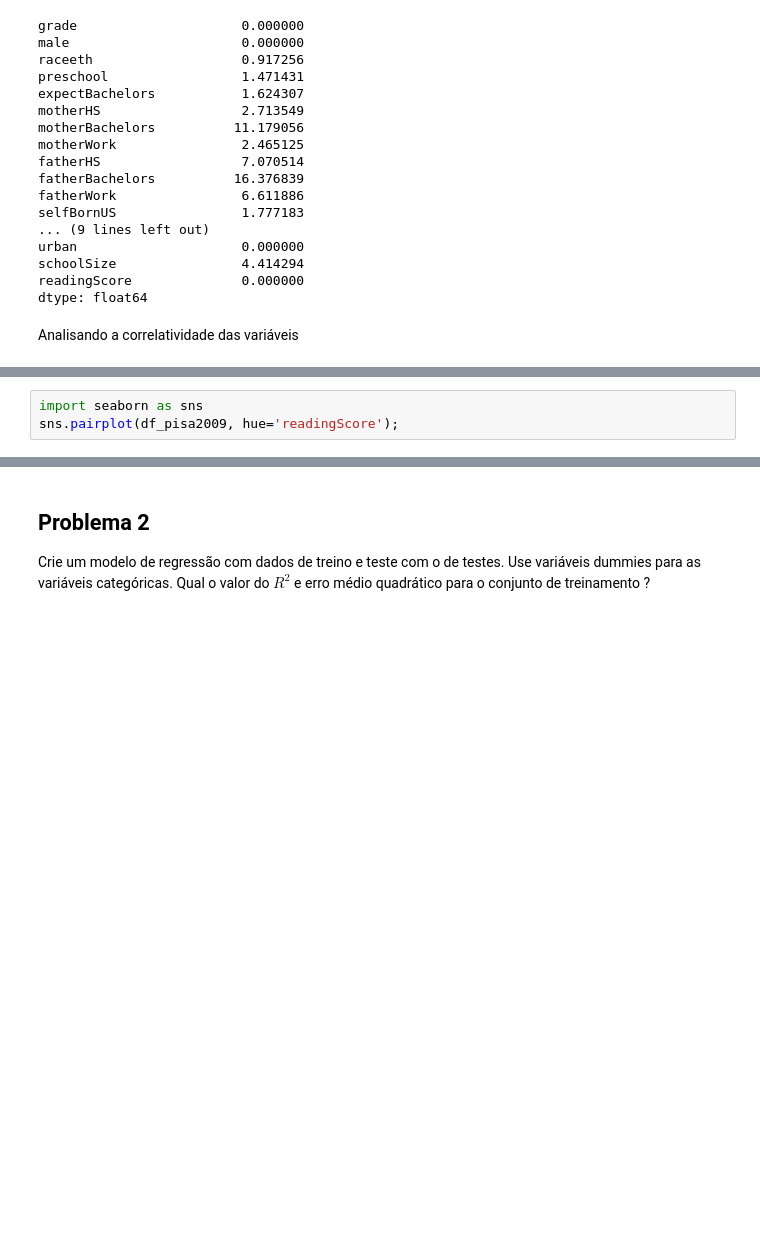
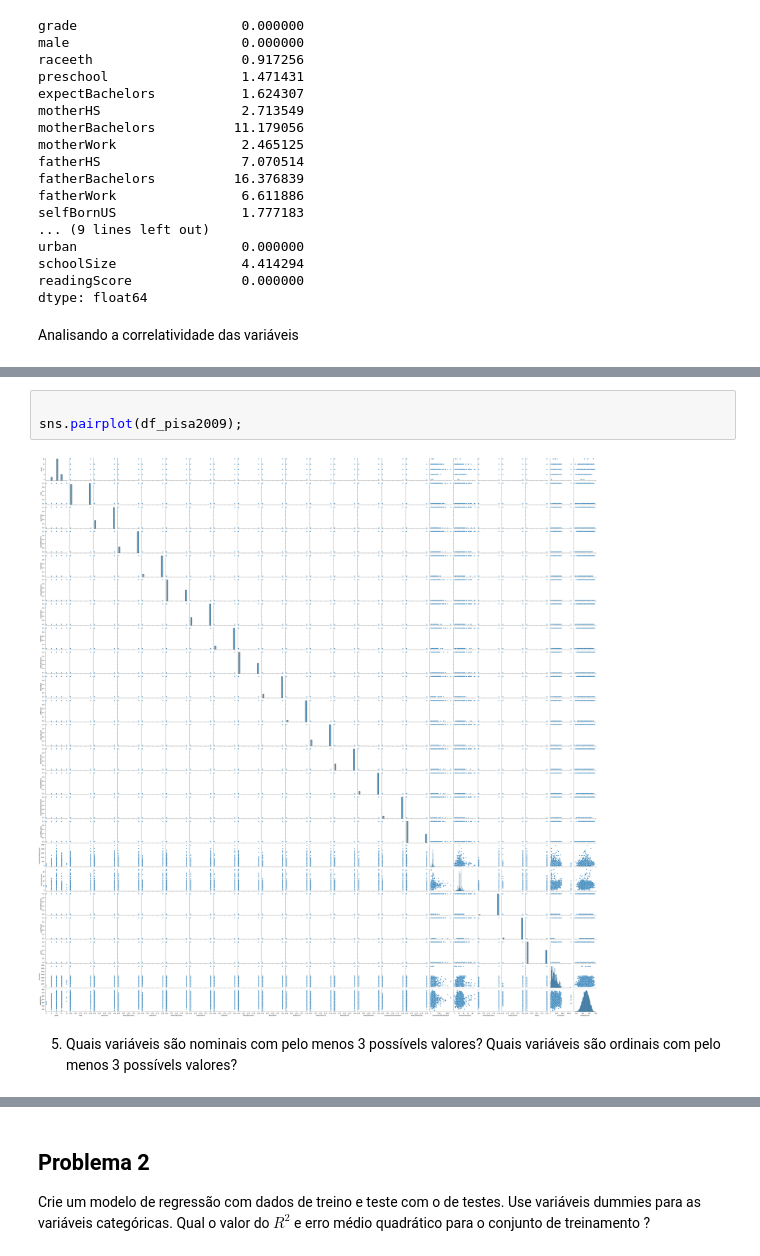
Before and after one commit to taispin/DataScience-DH, a Jupyter notebook: Desafio_2/Desafio_2_Exercícios_Regressão.ipynb, the cells around one changed output, grey strips where cells are left out. Drawn from its saved outputs; the diff is of its cells as text; blank space fills up the shorter version.

```diff
--- a/Desafio_2/Desafio_2_Exercícios_Regressão.ipynb
+++ b/Desafio_2/Desafio_2_Exercícios_Regressão.ipynb
@@ -387,3 +432,7 @@ Analisando a correlatividade das variáveis
 # %%
-import seaborn as sns
-sns.pairplot(df_pisa2009, hue='readingScore');
+
+sns.pairplot(df_pisa2009);
+# %% [output]
+[figure, added]
+# %% [markdown]
+5. Quais variáveis são nominais com pelo menos 3 possívels valores? Quais variáveis são ordinais com pelo menos 3 possívels valores?
```
Also changed, not shown: parts of 20 cells of this notebook.
